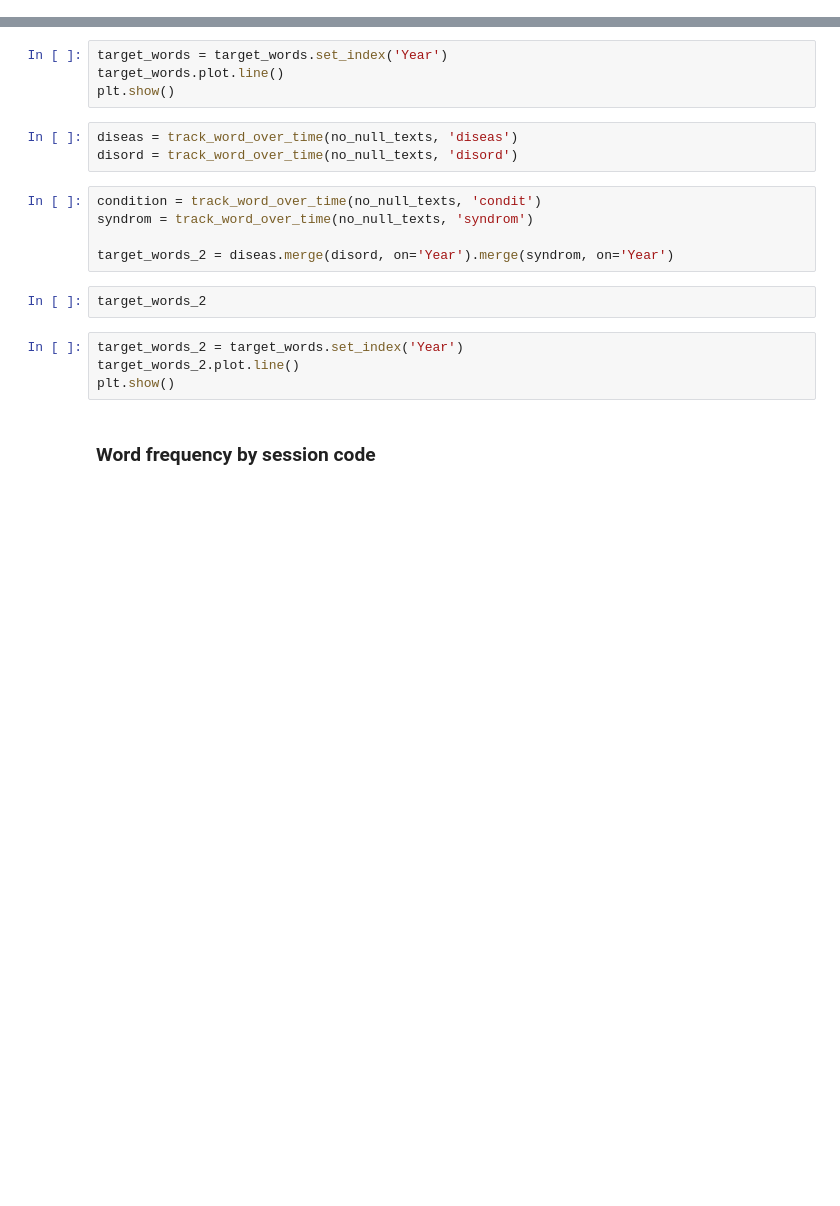
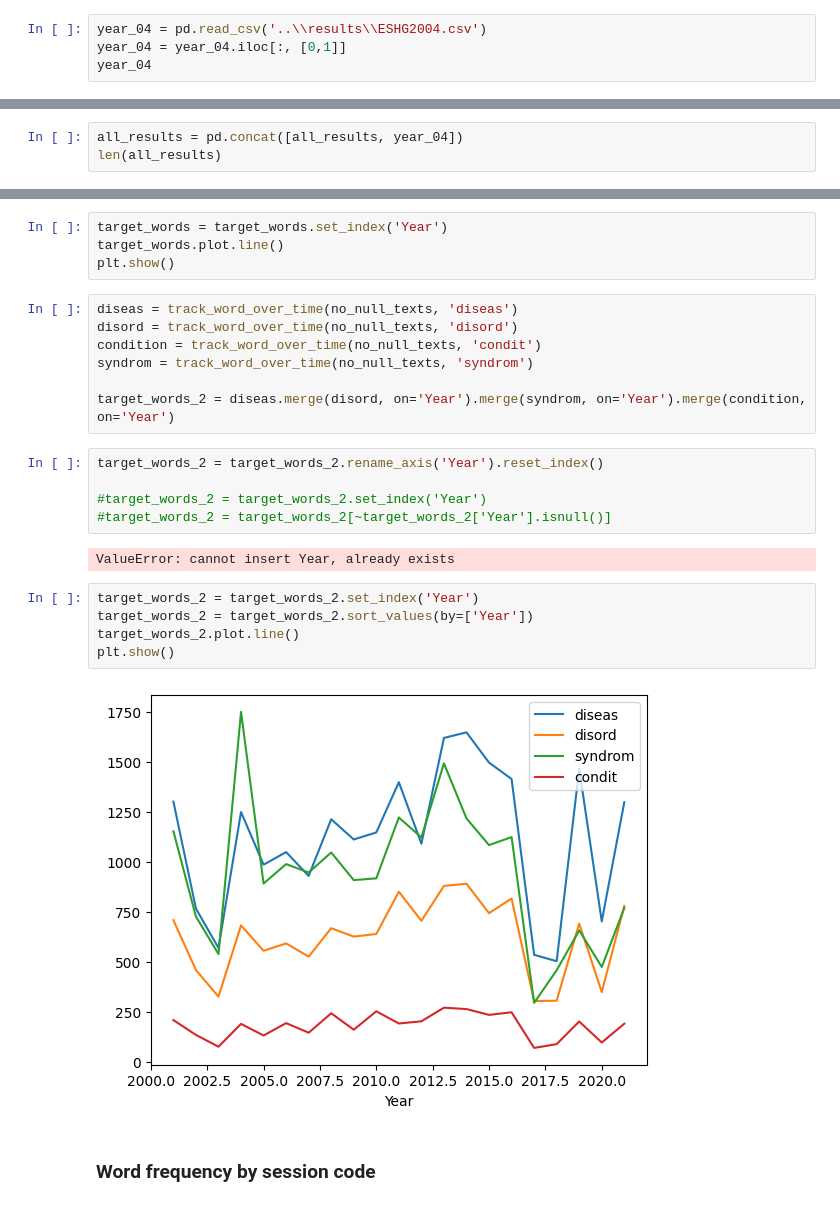
Before and after one commit to UKDataServiceOpen/Person_Identy_First_Language, a Jupyter notebook: 2023_Second_analysis/code/Import_professionally_cleaned.ipynb, the cells around one changed output, grey strips where cells are left out. Drawn from its saved outputs; the diff is of its cells as text; blank space fills up the shorter version.

```diff
--- a/2023_Second_analysis/code/Import_professionally_cleaned.ipynb
+++ b/2023_Second_analysis/code/Import_professionally_cleaned.ipynb
@@ -83,0 +76,4 @@ len(all_results)
+# %%
+year_04 = pd.read_csv('..\\results\\ESHG2004.csv')
+year_04 = year_04.iloc[:, [0,1]]
+year_04
@@ -83,0 +94,3 @@ len(all_results)
+# %%
+all_results = pd.concat([all_results, year_04])
+len(all_results)
@@ -175,19 +244,26 @@ target_words = gene.merge(autism, on='Year').merge(mutat, on='Year')
 target_words = target_words.set_index('Year')
 target_words.plot.line()
 plt.show()
-# %%
-diseas = track_word_over_time(no_null_texts, 'diseas')
-disord = track_word_over_time(no_null_texts, 'disord')
 # %%
+diseas = track_word_over_time(no_null_texts, 'diseas')
+disord = track_word_over_time(no_null_texts, 'disord')
 condition = track_word_over_time(no_null_texts, 'condit')
 syndrom = track_word_over_time(no_null_texts, 'syndrom')
 
-target_words_2 = diseas.merge(disord, on='Year').merge(syndrom, on='Year')
+target_words_2 = diseas.merge(disord, on='Year').merge(syndrom, on='Year').merge(condition, on='Year')
 # %%
-target_words_2
+target_words_2 = target_words_2.rename_axis('Year').reset_index()
+
+#target_words_2 = target_words_2.set_index('Year')
+#target_words_2 = target_words_2[~target_words_2['Year'].isnull()]
+# %% [output]
+ValueError: cannot insert Year, already exists
 # %%
-target_words_2 = target_words.set_index('Year')
+target_words_2 = target_words_2.set_index('Year')
+target_words_2 = target_words_2.sort_values(by=['Year'])
 target_words_2.plot.line()
 plt.show()
+# %% [output]
+[figure, added]
 # %% [markdown]
 ### Word frequency by session code
```
Also changed, not shown: parts of 11 cells of this notebook, 2 other files.
